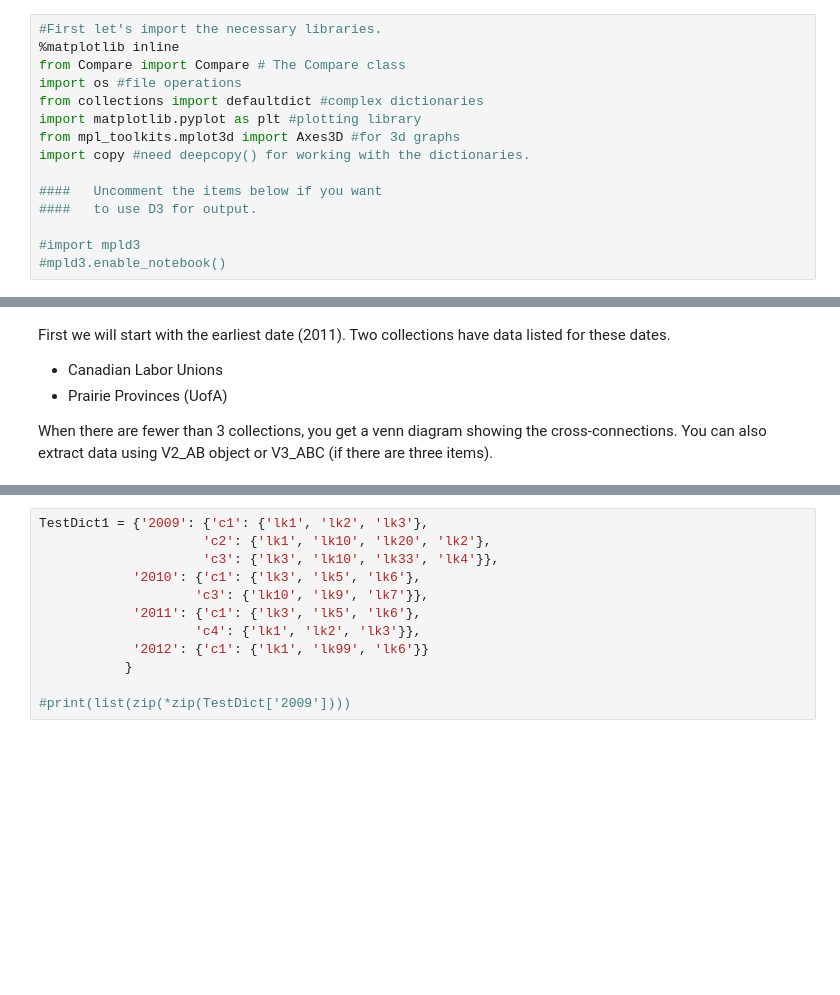
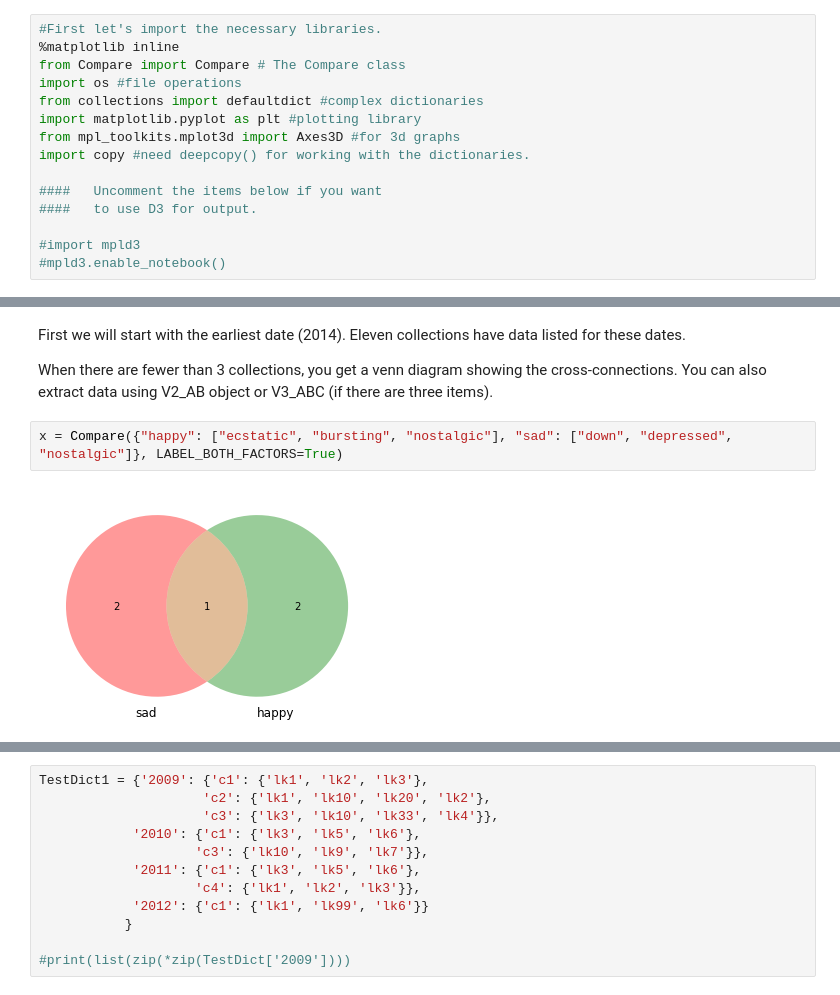
Before and after one commit to web-archive-group/WALK, a Jupyter notebook: Scripts/compare_collection/UA_CompareUVIC.ipynb, the cells around one changed output, grey strips where cells are left out. Cells and saved outputs as stored; diff of their text form; blank space fills up the shorter version.

```diff
--- a/Scripts/compare_collection/UA_CompareUVIC.ipynb
+++ b/Scripts/compare_collection/UA_CompareUVIC.ipynb
@@ -138,9 +151,10 @@ collection_var = reduce_collections (copy.deepcopy(newdict))
 # Collection var is a list of dictionaries starting from the earliest to the latest. The later dictionaries
 # are accumulations of the former.
 # %% [markdown]
-First we will start with the earliest date (2011). Two collections have data listed for these dates.
-
-- Canadian Labor Unions
-- Prairie Provinces (UofA)
+First we will start with the earliest date (2014). Eleven collections have data listed for these dates.
 
 When there are fewer than 3 collections, you get a venn diagram showing the cross-connections. You can also extract data using V2_AB object or V3_ABC (if there are three items).
+# %%
+x = Compare({"happy": ["ecstatic", "bursting", "nostalgic"], "sad": ["down", "depressed", "nostalgic"]}, LABEL_BOTH_FACTORS=True)
+# %% [output]
+[figure, added]
```
Also changed, not shown: parts of 26 cells of this notebook, 18 other files.
